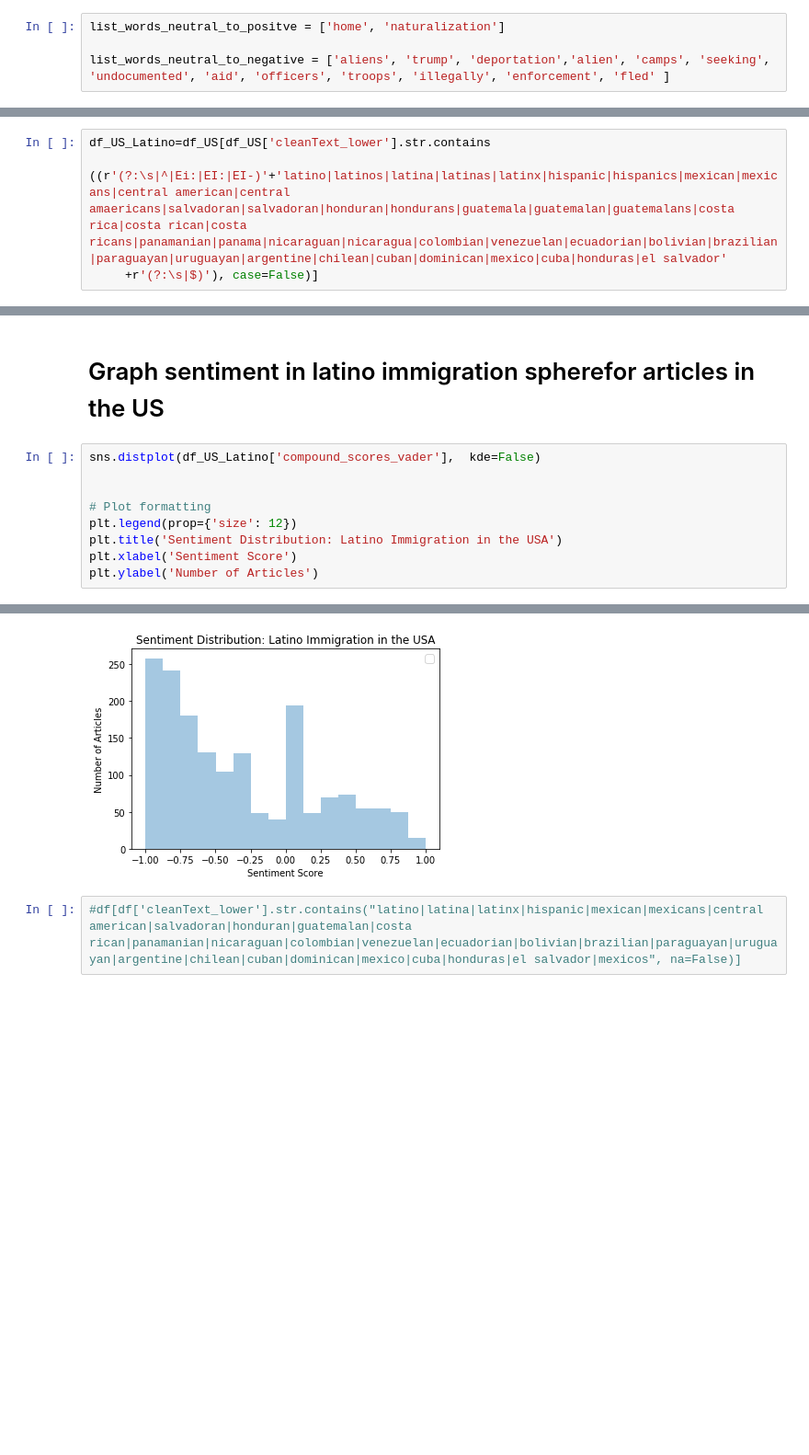
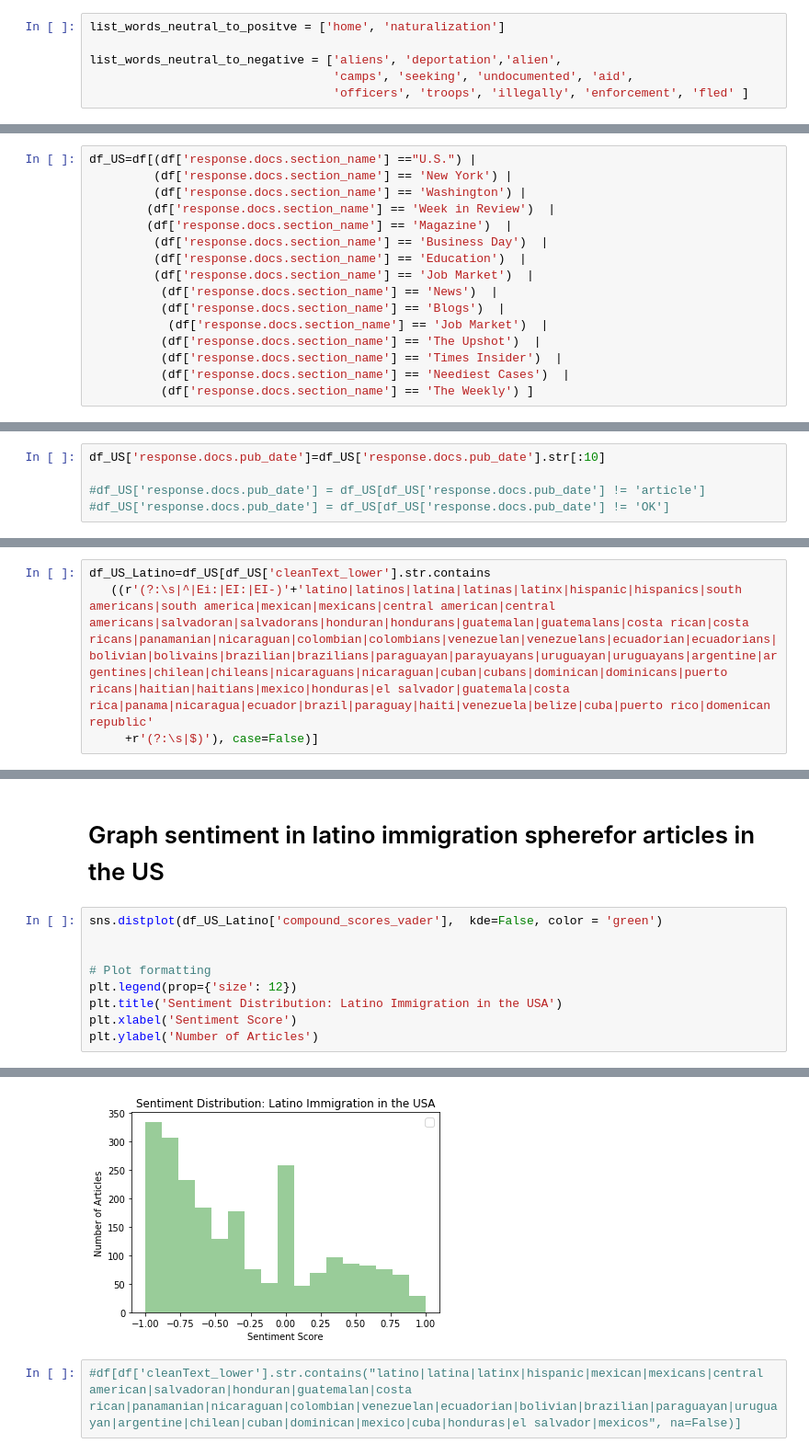
Before and after one commit to gcarvajal1222/Sentiment-Analysis-NYT-Immigration-Articles, a Jupyter notebook: Retraining Words NYT.ipynb, the cells around one changed output, grey strips where cells are left out. Shown: that part at 92% size. Drawn from its saved outputs; the diff is of its cells as text; blank space fills up the shorter version.

```diff
--- a/Retraining Words NYT.ipynb
+++ b/Retraining Words NYT.ipynb
@@ -203,7 +203,9 @@ list_words_postive_to_negative = ['escape' ,'challenge', 'challenges','overwhelm
 # %%
 list_words_neutral_to_positve = ['home', 'naturalization']
 
-list_words_neutral_to_negative = ['aliens', 'trump', 'deportation','alien', 'camps', 'seeking', 'undocumented', 'aid', 'officers', 'troops', 'illegally', 'enforcement', 'fled' ]
+list_words_neutral_to_negative = ['aliens', 'deportation','alien',
+                                  'camps', 'seeking', 'undocumented', 'aid',
+                                  'officers', 'troops', 'illegally', 'enforcement', 'fled' ]
 # %% [markdown]
 Convert to neutral and adding vlaues
 # %%
@@ -484 +487,17 @@ df_US=df[(df['response.docs.section_name'] =="U.S.") | (df['response.docs.sectio
+# %%
+df_US=df[(df['response.docs.section_name'] =="U.S.") |
+         (df['response.docs.section_name'] == 'New York') |
+         (df['response.docs.section_name'] == 'Washington') |
+        (df['response.docs.section_name'] == 'Week in Review')  |
+        (df['response.docs.section_name'] == 'Magazine')  |
+         (df['response.docs.section_name'] == 'Business Day')  |
+         (df['response.docs.section_name'] == 'Education')  |
+         (df['response.docs.section_name'] == 'Job Market')  |
+          (df['response.docs.section_name'] == 'News')  |
+          (df['response.docs.section_name'] == 'Blogs')  |
+           (df['response.docs.section_name'] == 'Job Market')  |
+          (df['response.docs.section_name'] == 'The Upshot')  |
+          (df['response.docs.section_name'] == 'Times Insider')  |
+          (df['response.docs.section_name'] == 'Neediest Cases')  |
+          (df['response.docs.section_name'] == 'The Weekly') ]
 # %%
@@ -502,0 +524,5 @@ Text(0, 0.5, 'Number of Articles')
+# %%
+df_US['response.docs.pub_date']=df_US['response.docs.pub_date'].str[:10]
+
+#df_US['response.docs.pub_date'] = df_US[df_US['response.docs.pub_date'] != 'article']
+#df_US['response.docs.pub_date'] = df_US[df_US['response.docs.pub_date'] != 'OK']
@@ -504,7 +575,7 @@ Text(0, 0.5, 'Number of Articles')
 # Latino Immigration in scope on USA
 # %%
 df_US_Latino=df_US[df_US['cleanText_lower'].str.contains
-   ((r'(?:\s|^|Ei:|EI:|EI-)'+'latino|latinos|latina|latinas|latinx|hispanic|hispanics|mexican|mexicans|central american|central amaericans|salvadoran|salvadoran|honduran|hondurans|guatemala|guatemalan|guatemalans|costa rica|costa rican|costa ricans|panamanian|panama|nicaraguan|nicaragua|colombian|venezuelan|ecuadorian|bolivian|brazilian|paraguayan|uruguayan|argentine|chilean|cuban|dominican|mexico|cuba|honduras|el salvador'
+   ((r'(?:\s|^|Ei:|EI:|EI-)'+'latino|latinos|latina|latinas|latinx|hispanic|hispanics|south americans|south america|mexican|mexicans|central american|central americans|salvadoran|salvadorans|honduran|hondurans|guatemalan|guatemalans|costa rican|costa ricans|panamanian|nicaraguan|colombian|colombians|venezuelan|venezuelans|ecuadorian|ecuadorians|bolivian|bolivains|brazilian|brazilians|paraguayan|parayuayans|uruguayan|uruguayans|argentine|argentines|chilean|chileans|nicaraguans|nicaraguan|cuban|cubans|dominican|dominicans|puerto ricans|haitian|haitians|mexico|honduras|el salvador|guatemala|costa rica|panama|nicaragua|ecuador|brazil|paraguay|haiti|venezuela|belize|cuba|puerto rico|domenican republic'
      +r'(?:\s|$)'), case=False)]
 # %%
 print("Amount of articles that refer to Latino Immigration in the Scope of the US", len(df_US_Latino), "out of", len(df_US))
@@ -517,18 +594,18 @@ percent of latino mentioned articles in the USA articles: 16.97828709288299 %
 # %% [markdown]
 # Graph sentiment in latino immigration spherefor articles in the US
 # %%
-sns.distplot(df_US_Latino['compound_scores_vader'],  kde=False)
+sns.distplot(df_US_Latino['compound_scores_vader'],  kde=False, color = 'green')
 
 
 # Plot formatting
 plt.legend(prop={'size': 12})
 plt.title('Sentiment Distribution: Latino Immigration in the USA')
 plt.xlabel('Sentiment Score')
 plt.ylabel('Number of Articles')
 # %% [output]
 No handles with labels found to put in legend.
 Text(0, 0.5, 'Number of Articles')
-[figure, old version]
+[figure, new version]
 # %%
 #df[df['cleanText_lower'].str.contains("latino|latina|latinx|hispanic|mexican|mexicans|central american|salvadoran|honduran|guatemalan|costa rican|panamanian|nicaraguan|colombian|venezuelan|ecuadorian|bolivian|brazilian|paraguayan|uruguayan|argentine|chilean|cuban|dominican|mexico|cuba|honduras|el salvador|mexicos", na=False)]
 # %% [markdown]
```
Also changed, not shown: parts of 58 cells of this notebook, 8 other files.
